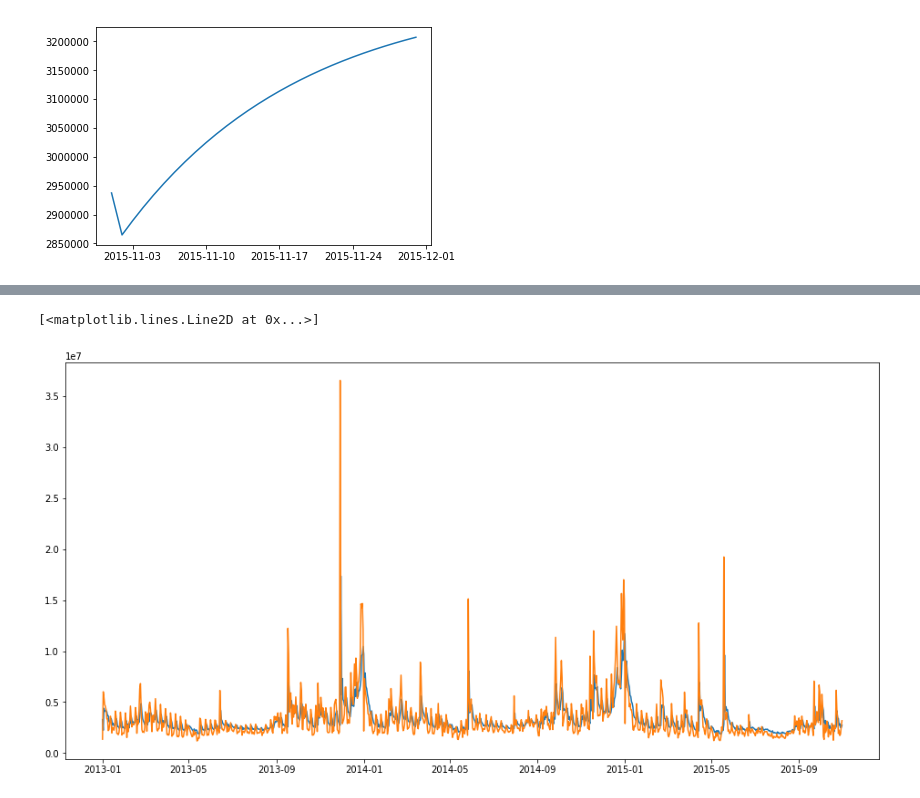
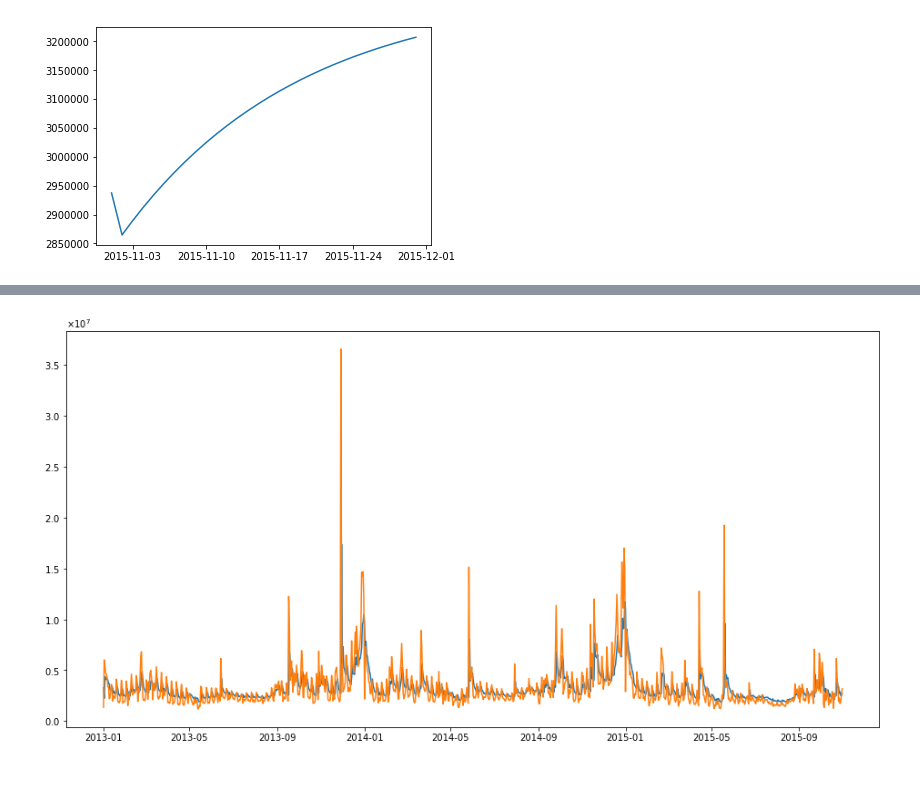
Before and after one commit to yuki-tkym/kaggle, a Jupyter notebook: PredictFutureSales/predictOneCSales.ipynb, the cells around one changed output, grey strips where cells are left out. Saved outputs shown, nothing was run; the diff lists cells and outputs as text; code cells hidden in the pictures.

```diff
--- a/PredictFutureSales/predictOneCSales.ipynb
+++ b/PredictFutureSales/predictOneCSales.ipynb
@@ -223,13 +232,16 @@ MA.2           -3.7626           +0.0000j            3.7626            0.5000
 # %%
 # 日次データ　売り上げ金額
 # テスト値がないのでモデルの理論値と学習用データで比較
 #予測
 arma_ts_pre = arma_ts.predict('2013-01-01','2015-10-31')
 
 #プロット
 plt.figure(figsize=(16,8))
 plt.plot(arma_ts_pre)
 plt.plot(ts_day)
+# Y軸の数字を１０のべき乗で表現する
+plt.gca().yaxis.set_major_formatter(ScalarFormatter(useMathText=True))
+plt.gca().ticklabel_format(style="sci",axis="y",scilimits=(0,0))
+plt.savefig('./img/sales_comp.png')
 # %% [output]
-[<matplotlib.lines.Line2D at 0x...>]
-[figure, old version]
+[figure, new version]
```
Also changed, not shown: parts of 8 cells of this notebook.
